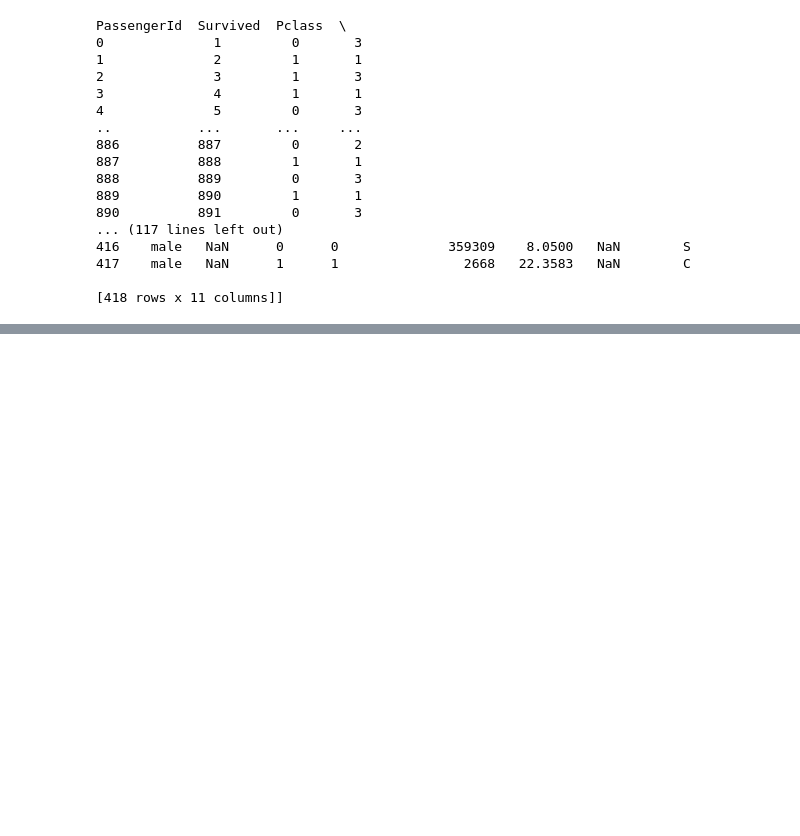
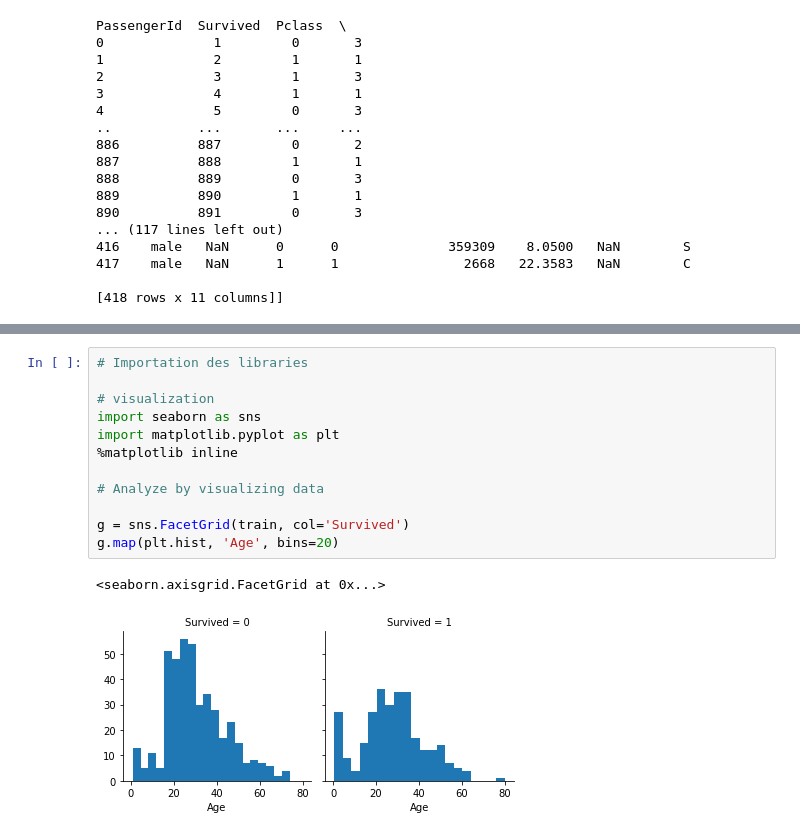
Before and after one commit to edouard0yvon/Projet_Titanic, a Jupyter notebook: Titanic_analyse.ipynb, the cells around one changed output, grey strips where cells are left out. Cells and saved outputs as stored; diff of their text form; blank space fills up the shorter version.

```diff
--- a/Titanic_analyse.ipynb
+++ b/Titanic_analyse.ipynb
@@ -41,0 +152,15 @@ PassengerId  Survived  Pclass  \
+# %%
+# Importation des libraries
+
+# visualization
+import seaborn as sns
+import matplotlib.pyplot as plt
+%matplotlib inline
+
+# Analyze by visualizing data
+
+g = sns.FacetGrid(train, col='Survived')
+g.map(plt.hist, 'Age', bins=20)
+# %% [output]
+<seaborn.axisgrid.FacetGrid at 0x...>
+[figure, added]
```
Also changed, not shown: parts of 47 cells of this notebook, 1 other file.
